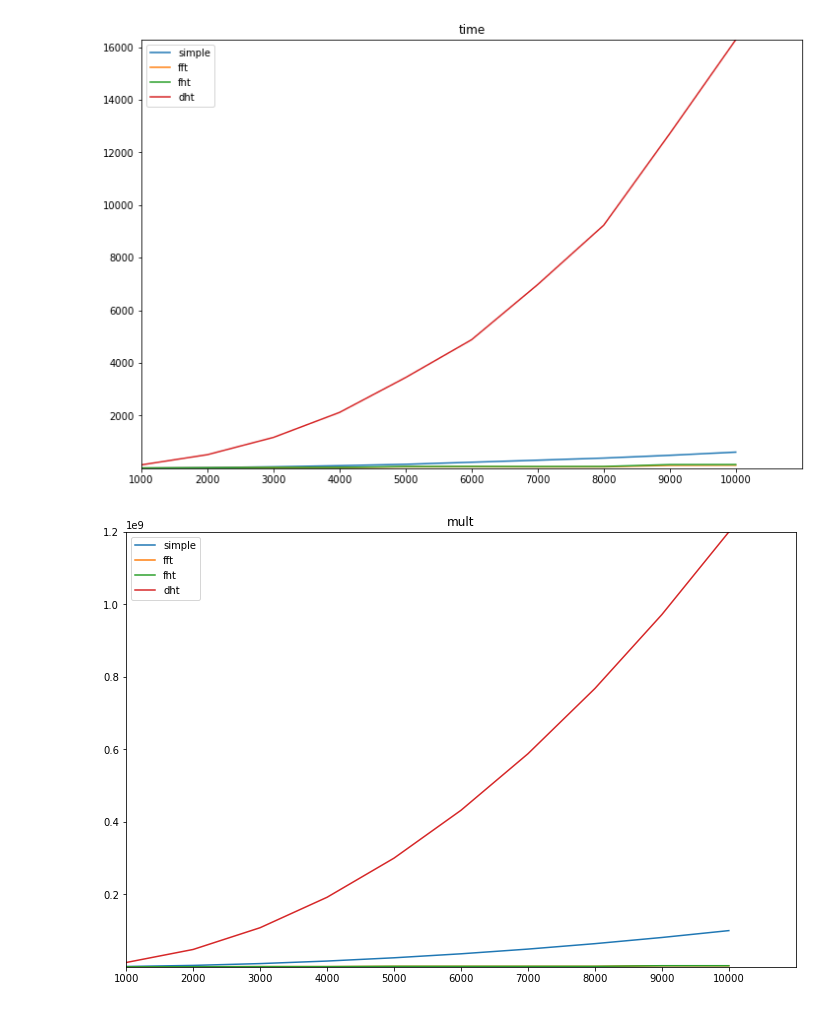
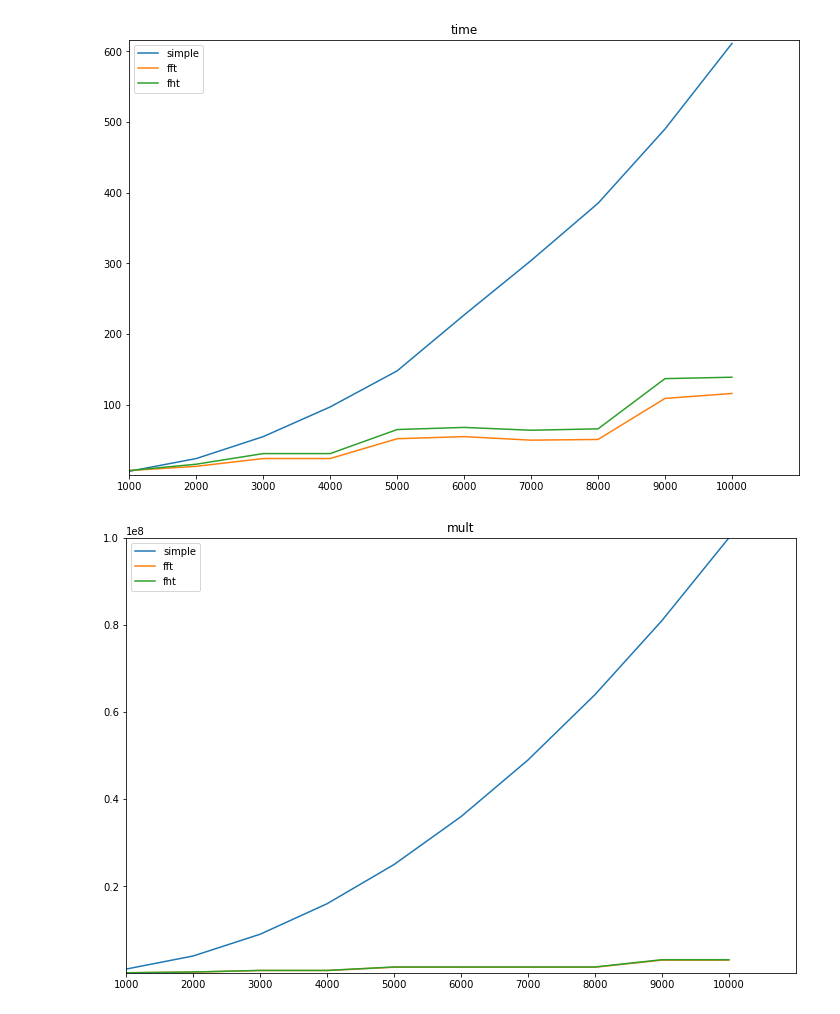
Before and after one commit to armoking/FFT_FHT_DHT_CONV, a Jupyter notebook: Untitled.ipynb, the cells around one changed output. Drawn from its saved outputs; the diff is of its cells as text; code cells hidden in the pictures.

```diff
--- a/Untitled.ipynb
+++ b/Untitled.ipynb
@@ -52,36 +52,58 @@ for i in range(0, n - 1, 25):
     y_sum_2.append(s2)
     y_sum_3.append(s3)
     y_sum_4.append(s4)
 
 
 import pandas as pd
 import matplotlib.pyplot as plt
 import numpy as np
 # 1 - simple
 # 2 - fft
 # 3 - fht
-# 4 - dht
+# 4 - d
 
 for (name, a, b, c, d) in [('time', y_time_1, y_time_2, y_time_3, y_time_4),
                      ('mult', y_mult_1, y_mult_2, y_mult_3, y_mult_4),
                      ('sum', y_sum_1, y_sum_2, y_sum_3, y_sum_4)]:
 
-    max_y = max(max(v) for v in [a, b, c, d])
-    min_y = min(min(v) for v in [a, b, c, d])
+    max_y = max(max(v) for v in [a, b, c])
+    min_y = min(min(v) for v in [a, b, c])
     data = {
             n1:a,
             n2:b,
             n3:c,
-            n4:d
+            #n4:d
            }
 
     df = pd.DataFrame(data)
     plt.figure(figsize=(12,8))
     plt.title(name)
     plt.axis([0, len(xs), min_y - 5, max_y + 5])
     plt.plot(xs, df)
     plt.legend(data, loc=2)
     plt.show()
+
+
+for (name, a, b, c, d) in [('time fft & fht', y_time_1, y_time_2, y_time_3, y_time_4),
+                     ('mult fft & fht', y_mult_1, y_mult_2, y_mult_3, y_mult_4),
+                     ('sum fft & fht', y_sum_1, y_sum_2, y_sum_3, y_sum_4)]:
+
+    max_y = max(max(v) for v in [b, c])
+    min_y = min(min(v) for v in [b, c])
+    data = {
+            #n1:a,
+            n2:b,
+            n3:c,
+            #n4:d
+           }
+
+    df = pd.DataFrame(data)
+    plt.figure(figsize=(12,8))
+    plt.title(name)
+    plt.axis([0, len(xs), min_y, max_y * 1.1])
+    plt.plot(xs, df)
+    plt.legend(data, loc=2)
+    plt.show()
 # %% [output]
-[figure, old version]
+[figure, new version]
-[figure, old version]
+[figure, new version]
```
Also changed, not shown: parts of 1 cell of this notebook.
